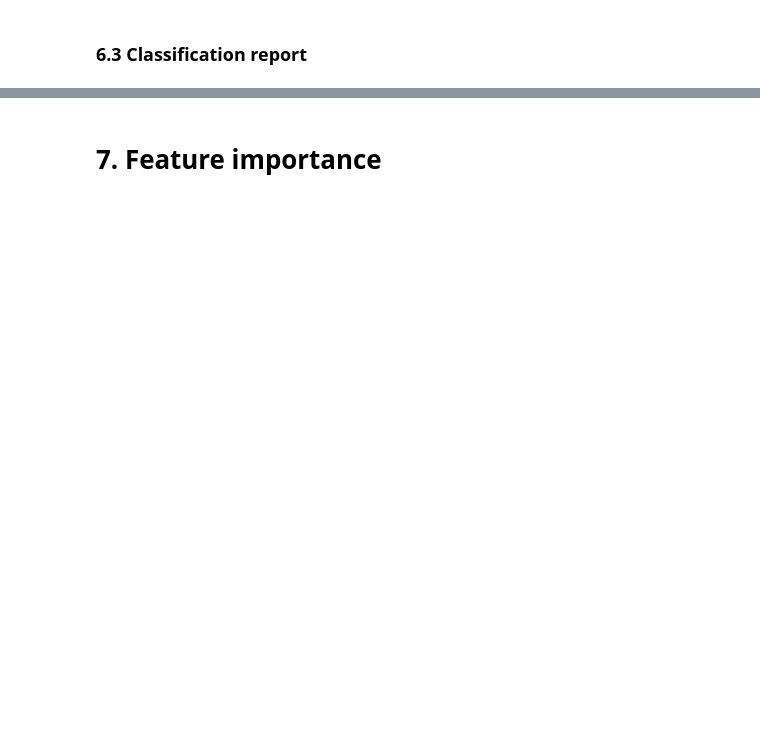
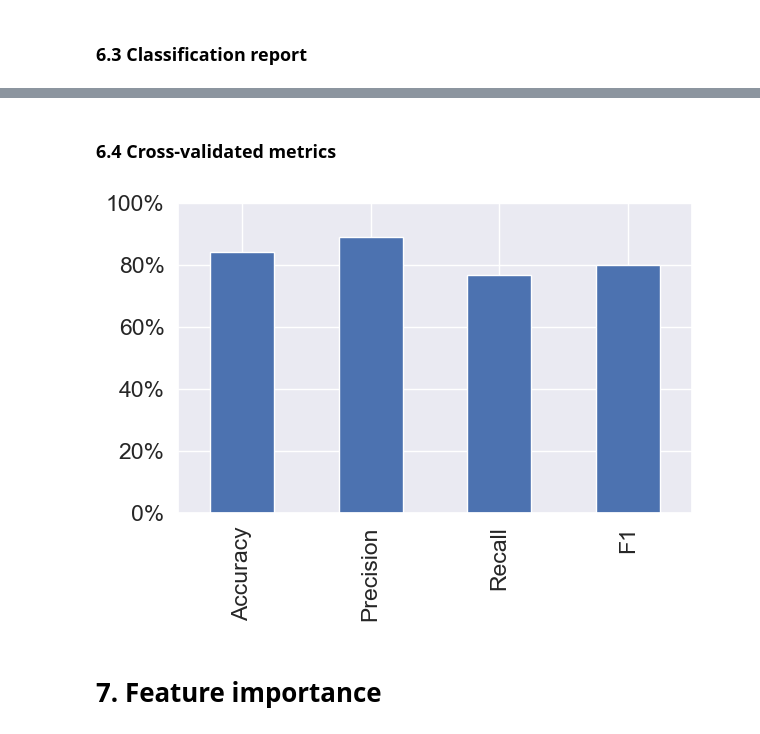
Before and after one commit to dipenkhatri7/Data-Mining, a Jupyter notebook: notebooks/heart_disease.ipynb, the cells around one changed output, grey strips where cells are left out. Drawn from its saved outputs; the diff is of its cells as text; code cells hidden in the pictures; blank space fills up the shorter version.

```diff
--- a/notebooks/heart_disease.ipynb
+++ b/notebooks/heart_disease.ipynb
@@ -1135,2 +1330,36 @@ cv_metrics.T.plot.bar(title="Cross-Validated Metrics", legend=False);
+# %% [markdown]
+### 6.4 Cross-validated metrics
+# %%
+
+# clf using the best hyperparameters from GridSearchCV
+clf = LogisticRegression(C=gs_log_reg.best_params_['C'], solver="liblinear")
+
+# Cross-validated metrics
+cv_metrics = {
+    "Accuracy": np.mean(cross_val_score(clf, X, y, cv=5, scoring="accuracy")),
+    "Precision": np.mean(cross_val_score(clf, X, y, cv=5, scoring="precision")),
+    "Recall": np.mean(cross_val_score(clf, X, y, cv=5, scoring="recall")),
+    "F1": np.mean(cross_val_score(clf, X, y, cv=5, scoring="f1")),
+}
+
+# Convert metrics to DataFrame
+cv_metrics_df = pd.DataFrame(cv_metrics, index=["Score"]).T
+cv_metrics_df.columns = ["Cross-Validated"]
+
+# Plot metrics
+cv_metrics_df.plot(kind="bar", legend=False)
+
+# Rotate x-axis labels
+plt.xticks(rotation=90, ha='center')
+
+# Set y-axis limits and format y-axis to percentage
+plt.ylim(0, 1)
+plt.gca().yaxis.set_major_formatter(FuncFormatter(lambda y, _: f'{y*100:.0f}%'))
+
+# Show plot
+plt.tight_layout()
+plt.show()
+# %% [output]
+[figure, added]
 # %% [markdown]
 # 7. Feature importance
```
Also changed, not shown: parts of 171 cells of this notebook, 1 other file.
